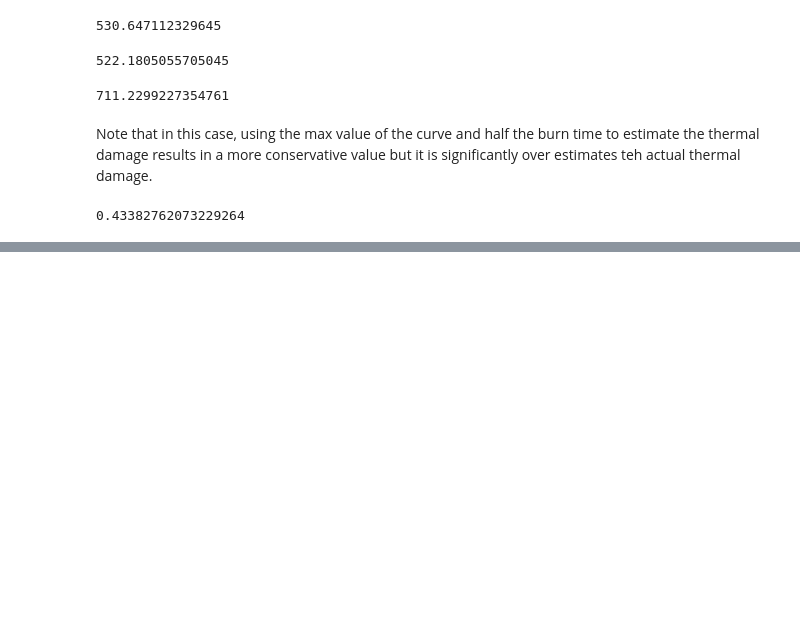
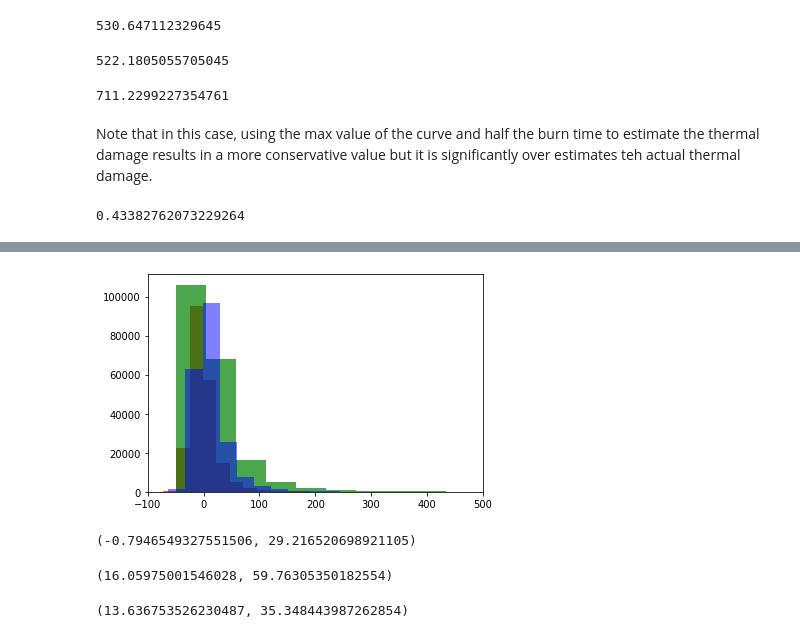
Before and after one commit to clint-bg/publicationdata, a Jupyter notebook: safeSeparation/Heat_Injury.ipynb, the cells around one changed output, grey strips where cells are left out. Cells and saved outputs as stored; diff of their text form; code cells hidden in the pictures; blank space fills up the shorter version.

```diff
--- a/safeSeparation/Heat_Injury.ipynb
+++ b/safeSeparation/Heat_Injury.ipynb
@@ -146,0 +203,28 @@ dT2/max(tt2)
+# %%
+#convert to numpy arrays
+durations = np.array(durations); heights = np.array(heights)
+# %%
+integ = durations*heights**factor
+integl = [each.sum() for each in integ]
+# %%
+meth1 = tdur*averages**factor; meth2 = tdur/2*peaks**factor; meth3 = tdur*averages/peaks*peaks**factor
+# %%
+plt.hist((meth1-integl)/integl*100,bins=50,alpha=0.7,color='r')
+plt.hist((meth2-integl)/integl*100,bins=50,alpha=0.7,color='g')
+plt.hist((meth3-integl)/integl*100,bins=50,alpha=0.5,color='b')
+plt.xlim(-100,500)
+plt.show()
+# %% [output]
+[figure, added]
+# %%
+((meth1-integl)/integl*100).mean(),((meth1-integl)/integl*100).std()
+# %% [output]
+(-0.7946549327551506, 29.216520698921105)
+# %%
+((meth2-integl)/integl*100).mean(),((meth2-integl)/integl*100).std()
+# %% [output]
+(16.05975001546028, 59.76305350182554)
+# %%
+((meth3-integl)/integl*100).mean(),((meth3-integl)/integl*100).std()
+# %% [output]
+(13.636753526230487, 35.348443987262854)
```
Also changed, not shown: parts of 11 cells of this notebook.
